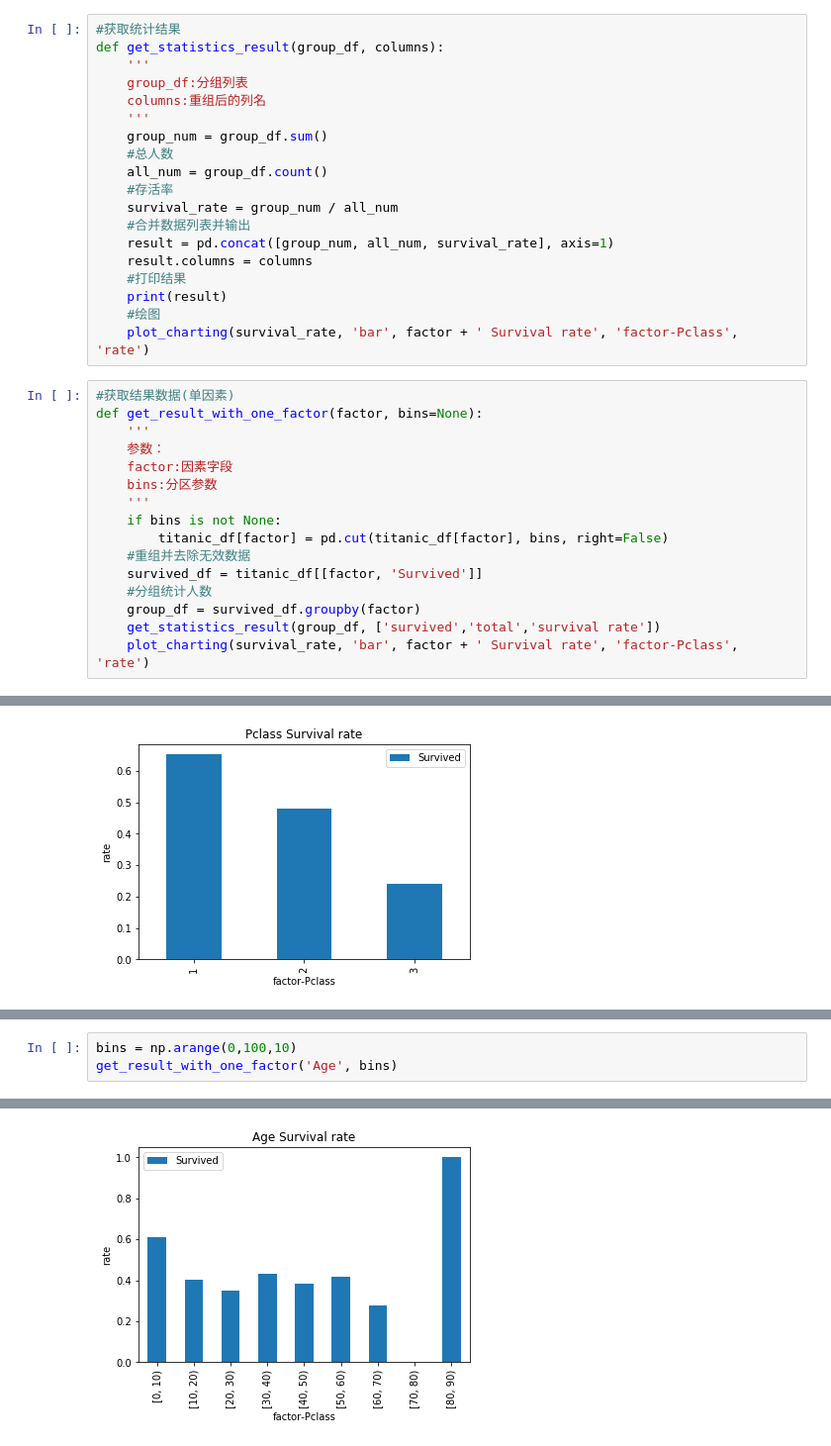
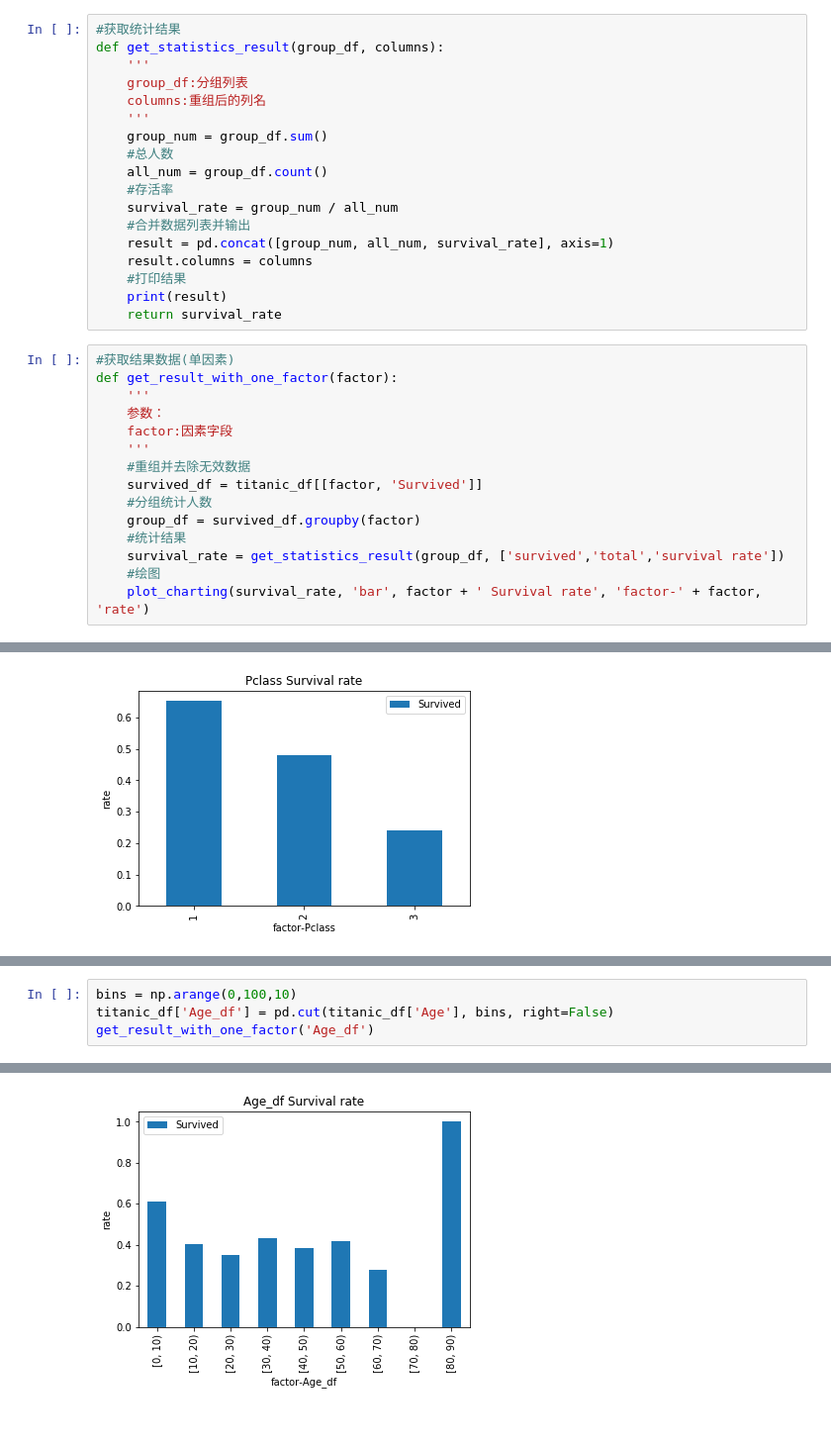
Before and after one commit to nosgong/DataAnalysis, a Jupyter notebook: Untitled.ipynb, the cells around one changed output, grey strips where cells are left out. Shown: that part at 99% size. Saved outputs shown, nothing was run; the diff lists cells and outputs as text.

```diff
--- a/Untitled.ipynb
+++ b/Untitled.ipynb
@@ -92,23 +92,21 @@ def get_statistics_result(group_df, columns):
     result.columns = columns
     #打印结果
     print(result)
-    #绘图
-    plot_charting(survival_rate, 'bar', factor + ' Survival rate', 'factor-Pclass', 'rate')
+    return survival_rate
 # %%
 #获取结果数据(单因素)
-def get_result_with_one_factor(factor, bins=None):
+def get_result_with_one_factor(factor):
     '''
     参数：
     factor:因素字段
-    bins:分区参数
     '''
-    if bins is not None:
-        titanic_df[factor] = pd.cut(titanic_df[factor], bins, right=False)
     #重组并去除无效数据
     survived_df = titanic_df[[factor, 'Survived']]
     #分组统计人数
     group_df = survived_df.groupby(factor)
-    get_statistics_result(group_df, ['survived','total','survival rate'])
-    plot_charting(survival_rate, 'bar', factor + ' Survival rate', 'factor-Pclass', 'rate')
+    #统计结果
+    survival_rate = get_statistics_result(group_df, ['survived','total','survival rate'])
+    #绘图
+    plot_charting(survival_rate, 'bar', factor + ' Survival rate', 'factor-' + factor, 'rate')
 # %%
 #获取结果数据(双因素)
@@ -150,5 +137,6 @@ male          93    453       0.205298
 # %%
 bins = np.arange(0,100,10)
-get_result_with_one_factor('Age', bins)
+titanic_df['Age_df'] = pd.cut(titanic_df['Age'], bins, right=False)
+get_result_with_one_factor('Age_df')
 # %% [output]
           survived  total  survival rate
@@ -156,13 +144,13 @@ Age
 [0, 10)         38     62       0.612903
 [10, 20)        41    102       0.401961
 [20, 30)        77    220       0.350000
 [30, 40)        72    166       0.433735
 [40, 50)        34     89       0.382022
 [50, 60)        20     48       0.416667
 [60, 70)         5     18       0.277778
 [70, 80)         0      6       0.000000
 [80, 90)         1      1       1.000000
-[figure, old version]
+[figure, new version]
 # %%
 #双因素
 factors = list(['Pclass', 'Sex'])
```
Also changed, not shown: parts of 4 cells of this notebook.
